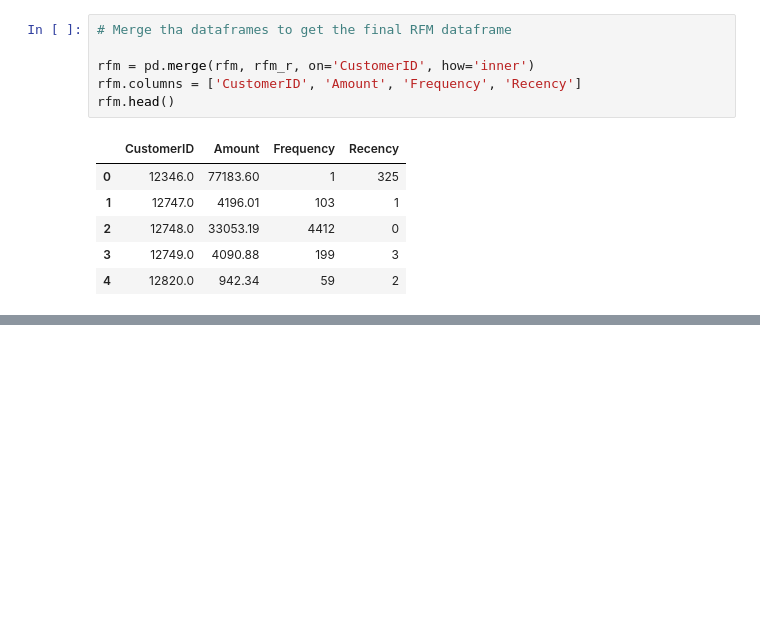
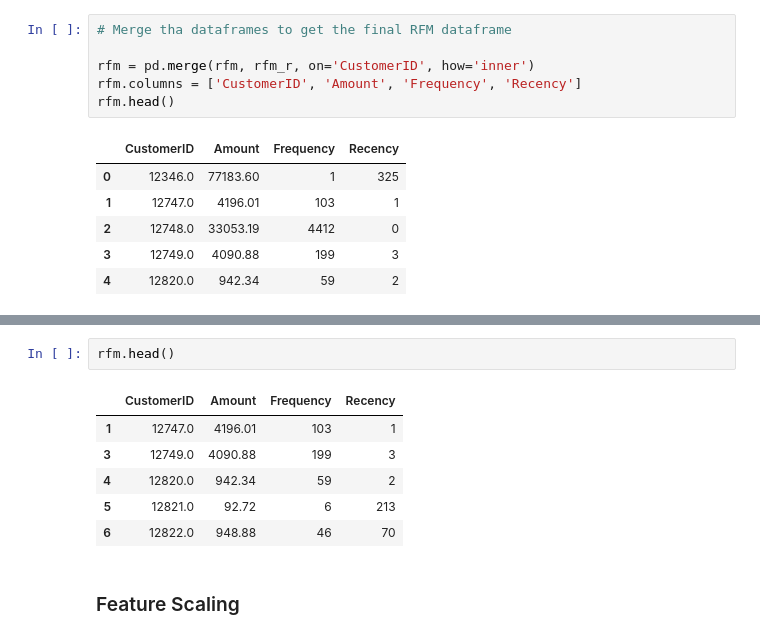
Before and after one commit to omajipawar/Online-Retail-Customer-Segmentation, a Jupyter notebook: Online_Retail_Customer_Segmentation_(Omaji_Pawar).ipynb, the cells around one changed output, grey strips where cells are left out. Drawn from its saved outputs; the diff is of its cells as text; blank space fills up the shorter version.

```diff
--- a/Online_Retail_Customer_Segmentation_(Omaji_Pawar).ipynb
+++ b/Online_Retail_Customer_Segmentation_(Omaji_Pawar).ipynb
@@ -439,0 +460,11 @@ rfm.head()
+# %%
+rfm.head()
+# %% [output]
+|  | CustomerID | Amount | Frequency | Recency |
+| 1 | 12747.0 | 4196.01 | 103 | 1 |
+| 3 | 12749.0 | 4090.88 | 199 | 3 |
+| 4 | 12820.0 | 942.34 | 59 | 2 |
+| 5 | 12821.0 | 92.72 | 6 | 213 |
+| 6 | 12822.0 | 948.88 | 46 | 70 |
+# %% [markdown]
+### Feature Scaling
```
Also changed, not shown: parts of 15 cells of this notebook.
